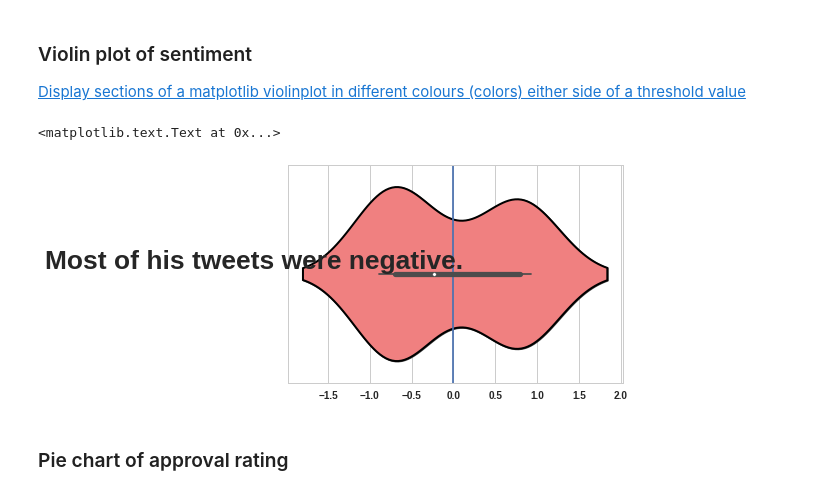
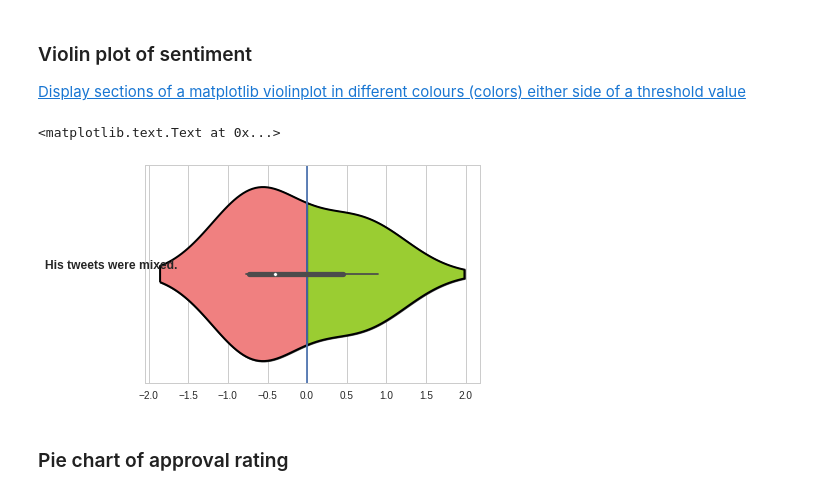
Before and after one commit to Capital-News-Service/daily-trump-snapshot, a Jupyter notebook: daily_trump_snapshot.ipynb, the cells around one changed output. Saved outputs shown, nothing was run; the diff lists cells and outputs as text; code cells hidden in the pictures.

Commit message:
Add patches to violin plot and sentiment text code

```diff
--- a/daily_trump_snapshot.ipynb
+++ b/daily_trump_snapshot.ipynb
@@ -227,7 +263,9 @@ entities_list += 'and ' + arr[len(arr)-1] + '.'
 count_str = 'Today, @' + screen_name + ' tweeted ' + str(tweet_count) + ' times.'
 
 ratio_str = 'These tweets were retweeted an average of ' + str(int(retweet_count/tweet_count)) + ' times and favorited an average of ' + str(int(favorite_count/tweet_count)) + ' times.'
-sentiment_str = 'Most of his tweets were ' + sentiment_word + '.'
+#sentiment_str = 'Most of his tweets were ' + sentiment_word + '.'
+#new version with more detail
+sentiment_str = sentiment_sentence(avg_sent,dev_sent)
 entities_str = 'Today, he mentioned ' + entities_list
 approval_str = 'His approval rating is ' + str(round(current_approval,1)) + '%.'
 print(count_str)
@@ -262,30 +300,35 @@ fig = plt.gcf()
 
 [Display sections of a matplotlib violinplot in different colours (colors) either side of a threshold value](https://stackoverflow.com/questions/42330147/display-sections-of-a-matplotlib-violinplot-in-different-colours-colors-either)
 # %%
+from matplotlib.patches import Circle, Rectangle
+
 rcParams['font.family'] = 'Roboto'
 rcParams['text.color'] = '#555555'
 rcParams['axes.titlesize'] = 'large'
 rcParams['axes.titleweight'] = 'bold'
-
 sns.set_style("whitegrid")
 fig, ax = plt.subplots()
 
 # sep is the point where the separation should occur
 sep = 0
 plt.axvline(x=sep)
 
 sns.violinplot(ax=ax, x=sentiment)
 
 #obtain path of violin surrounding
 path = ax.collections[0].get_paths()[0]
-patch = matplotlib.patches.PathPatch(path, facecolor='lightcoral', lw=2)
-#TODO: set_clip_path/clip_to_bbox and add to plot
-ax.add_patch(patch)
+path_neg = path.clip_to_bbox([-2,-2,0,1], inside=True)
+patch_neg = matplotlib.patches.PathPatch(path_neg, facecolor='lightcoral', lw=2)
+path_pos = path.clip_to_bbox([0,-1,2,2], inside=True)
+patch_pos = matplotlib.patches.PathPatch(path_pos, facecolor='yellowgreen', lw=2)
+
+ax.add_patch(patch_neg)
+ax.add_patch(patch_pos)
 
 ax.set_title(sentiment_str,x=-0.1,y=0.5)
 # %% [output]
 <matplotlib.text.Text at 0x...>
-[figure, old version]
+[figure, new version]
 # %% [markdown]
 ### Pie chart of approval rating
 # %%
```
Also changed, not shown: parts of 14 cells of this notebook.
